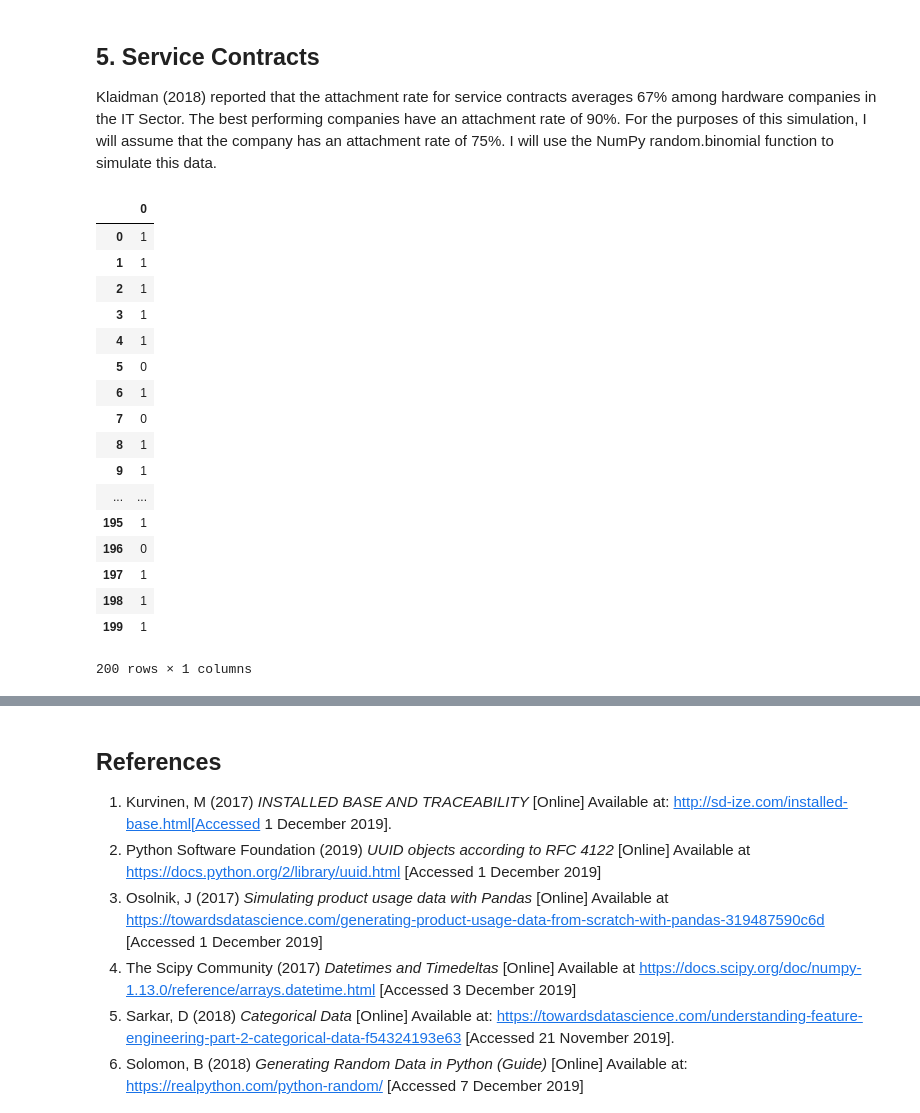
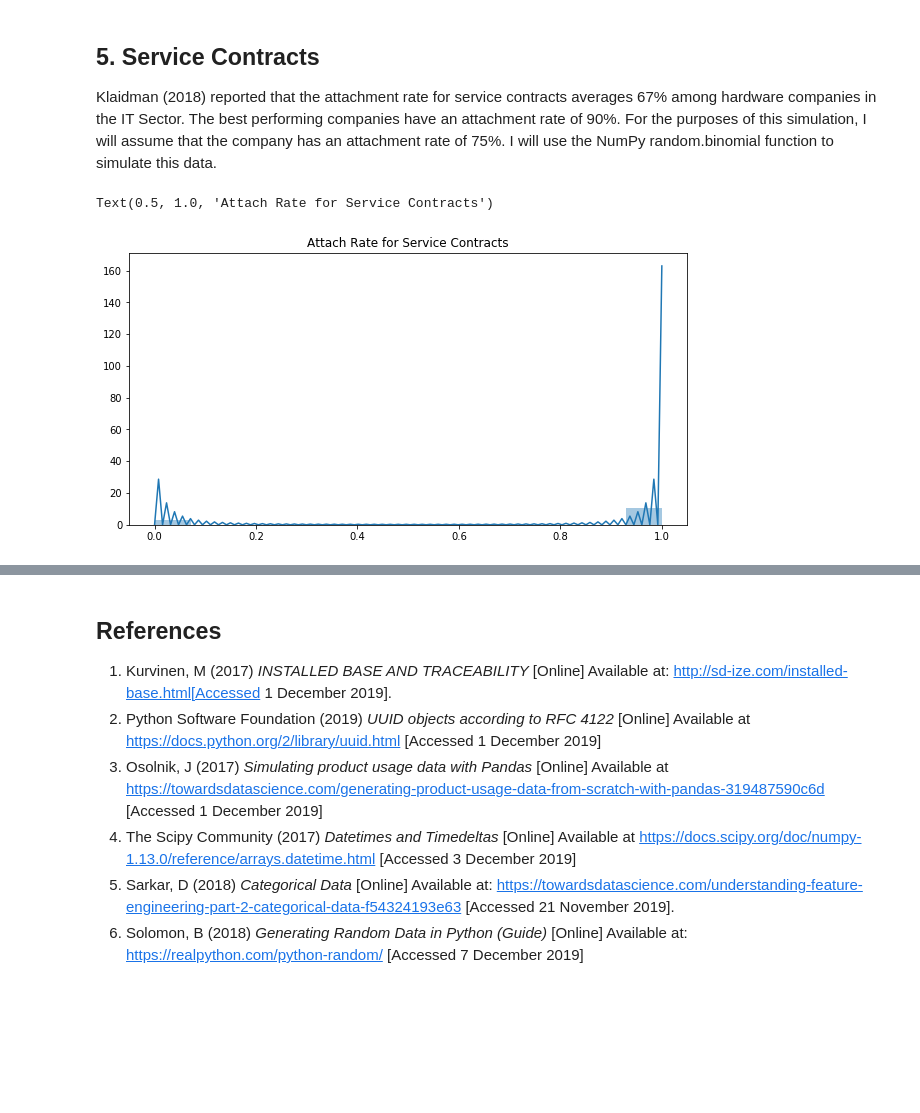
Before and after one commit to pcaulfie/ProgDA-Project, a Jupyter notebook: Install Base Dataset.ipynb, the cells around one changed output, grey strips where cells are left out. Cells and saved outputs as stored; diff of their text form; code cells hidden in the pictures; blank space fills up the shorter version.

```diff
--- a/Install Base Dataset.ipynb
+++ b/Install Base Dataset.ipynb
@@ -455,41 +455,25 @@ Klaidman (2018) reported that the attachment rate for service contracts averages
 # %%
 # 1st Create a sample using the Binomial Distribution
 # Adapted from https://cmdlinetips.com/2018/12/simulating-coin-toss-experiment-with-binomial-random-numbers-using-numpy/
 
 # Define Parameters for random.binomial() function
 n = 1 # the number of samples
 p = 0.75 # simulate 75% attach rate for serivce contract
-size = 200 # number of experiments)
+size = 200 # number of records
 
-# Create array called 'heads' using random.binomial() function and defined parameters
+# Create array called 'contract' using random.binomial() function and defined parameters
 # Adapted from https://discuss.codecademy.com/t/what-does-the-np-random-binomial-function-return/361162
 #contract = np.random.binomial(n, p, size)
 contract= pd.DataFrame(np.random.binomial(n, p, size))
-contract
+#contract
 # Create a figure to visualize the distribution
-#plt.subplots(figsize=(10,5))
+plt.subplots(figsize=(10,5))
 
 # Plot histogram of dataframe using seaborn distplot function
-#sns.distplot(pd.DataFrame(contract)).set_title('Attach Rate for Service Contracts')
+sns.distplot(pd.DataFrame(contract)).set_title('Attach Rate for Service Contracts')
 # %% [output]
-|  | 0 |
-| 0 | 1 |
-| 1 | 1 |
-| 2 | 1 |
-| 3 | 1 |
-| 4 | 1 |
-| 5 | 0 |
-| 6 | 1 |
-| 7 | 0 |
-| 8 | 1 |
-| 9 | 1 |
-| ... | ... |
-| 195 | 1 |
-| 196 | 0 |
-| 197 | 1 |
-| 198 | 1 |
-| 199 | 1 |
-200 rows × 1 columns
+Text(0.5, 1.0, 'Attach Rate for Service Contracts')
+[figure, added]
 # %%
 #  Adding contract column to the dataframe
 
```
Also changed, not shown: parts of 11 cells of this notebook.
